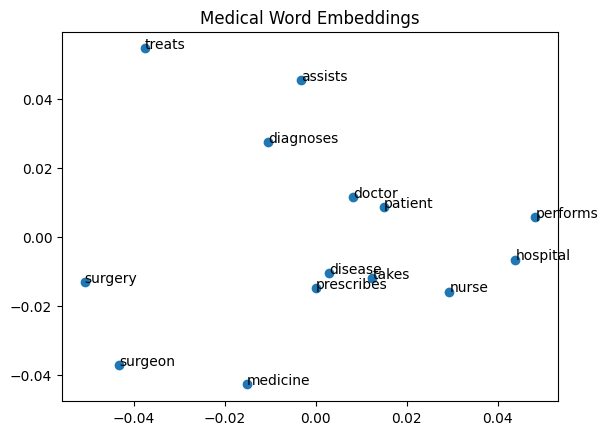
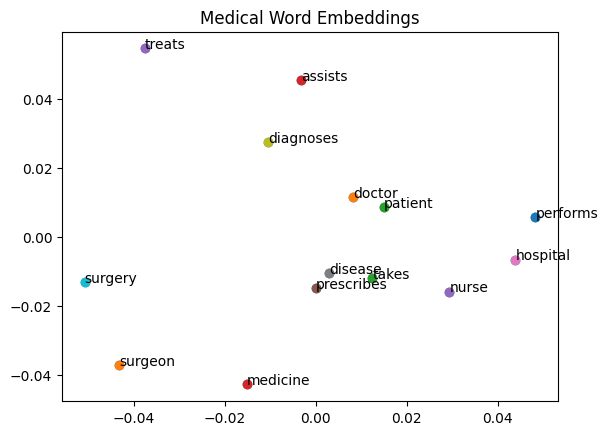
The change to this notebook cell's code, shown as a diff; its figure went from the first image to the second:
--- before
+++ after
@@ -20,9 +20,8 @@
 
 words = list(model.wv.index_to_key)
-points = PCA(n_components=2).fit_transform(model.wv[words])
-
-plt.scatter(points[:,0], points[:,1])
+points = PCA(2).fit_transform(model.wv[words])
 
 for i,w in enumerate(words):
+    plt.scatter(points[i,0], points[i,1])
     plt.text(points[i,0], points[i,1], w)
 

Commit: update